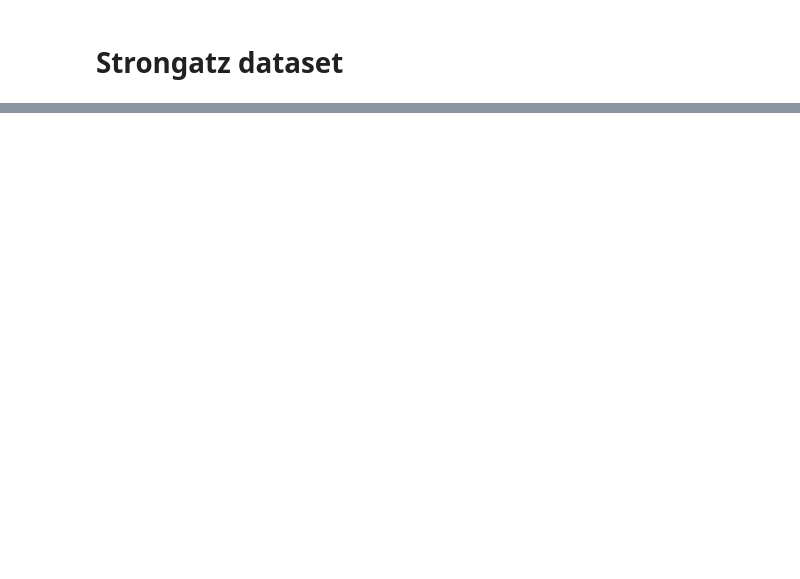
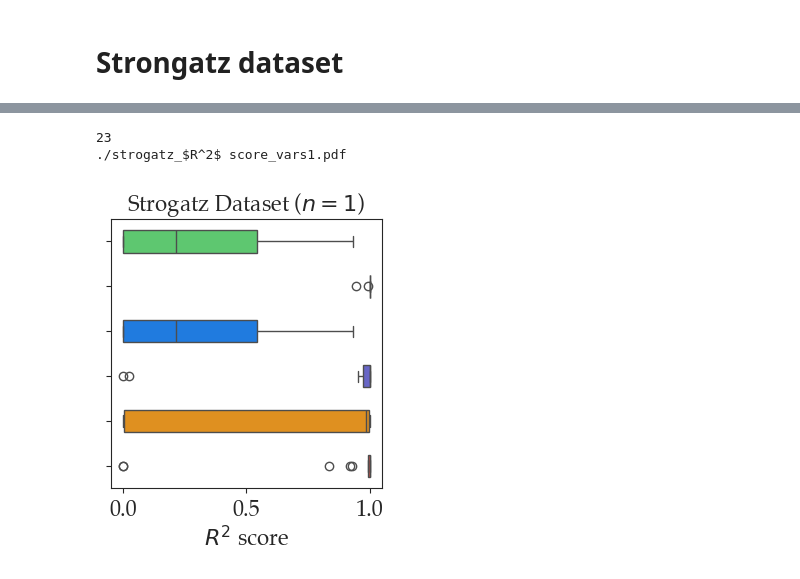
Before and after one commit to jiangnanhugo/ASD-ODE, a Jupyter notebook: plots/quantile visualization.ipynb, the cells around one changed output, grey strips where cells are left out. Cells and saved outputs as stored; diff of their text form; code cells hidden in the pictures; blank space fills up the shorter version.

```diff
--- a/plots/quantile visualization.ipynb
+++ b/plots/quantile visualization.ipynb
@@ -124,0 +99,32 @@ findfont: Generic family 'serif' not found because none of the following familie
+# %%
+total="""0.99581293929765	nan	0.99977489549694	0.99999819160439	0.00000000000000	0.86382193623620
+0.99998065879466	1.00000000000000	nan	0.99996518323794	0.00000000000000	1.00000000000000
+0.99495990962384	1.00000000000000	0.99995559823447	0.99973700093374	0.00000000000000	0.00000000000000
+0.99155564753751	1.00000000000000	0.95364739562923	0.99270794809503	0.93353275676933	0.98463787566336
+0.99860974382123	0.99999599731556	0.97608811629092	nan	0.54147277729437	nan
+0.00622160788694	0.83266985082746	0.00000000000000	nan	0.32268487535060	0.90858389777191
+0.90198495394888	0.99692790111052	nan	0.99999986897418	0.62069743643551	0.90602422987791
+0.00000000000000	0.99956581192576	1.00000000000000	nan	0.10330932849358	0.00000000000000
+0.00000000000000	0.99999987968940	0.99996391324944	nan	0.35643778709491	0.94377902919295
+0.99884328314723	0.99999167999915	0.99999221513385	0.99888423148416	0.00000000000000	0.00000000000000
+0.79048045211603	1.00000000000000	0.99999941375182	0.99999846163285	0.00000000000000	0.47364023410908
+0.00000000000000	0.00000000000000	0.98408235368411	0.99948486182100	0.00000000000000	0.93375193600198
+0.96143840127635	0.91999816807019	0.97232300352791	0.99999590789499	0.51489978160128	0.98760660413488
+0.99958106389758	0.99218632593352	0.99929410863022	0.99997469714139	0.00000000000000	0.84086320528687
+0.99742294026157	1.00000000000000	0.02351679196393	0.94612543740310	0.80050267188220	0.74632882968139
+0.98611223530253	1.00000000000000	1.00000000000000	0.99999926167930	0.38849005568775	0.90550764018866
+0.89816407477716	1.00000000000000	0.99837743130976	nan	0.54067457552272	nan
+0.00000000000000	0.92699673023322	0.95842773222632	0.99996712344186	0.75481118992477	0.99840964797188
+0.99860402152439	0.00000000000000	0.99896113301273	0.99999955654204	0.70324889866110	0.87079597702215
+0.99999538572195	0.99999999999999	1.00000000000000	0.99973328190905	0.00000000000000	0.69865228571501
+0.00000000000000	0.99303205637042	nan	0.99899485144388	nan	0.99640629985129
+0.98963255280979	0.99999999809835	nan	0.99999793094465	0.10078792411310	0.07403228708805
+0.00000000000000	1.00000000000000	1.00000000000000	0.99998374852010	0.00000000000000	0.25947769622885"""
+metric_name=r"$R^2$"+' score'
+name=r"strogatz_"+metric_name+"_vars1"
+title="Strogatz Dataset ("+r"$n=1$"+")"
+plot_quantile_nmse(total, name, title,metric_name=metric_name, use_logy=False, useabs=False,show_ylabel=False)
+# %% [output]
+23
+./strogatz_$R^2$ score_vars1.pdf
+[figure, added]
```
Also changed, not shown: parts of 3 cells of this notebook, 2 other files.
